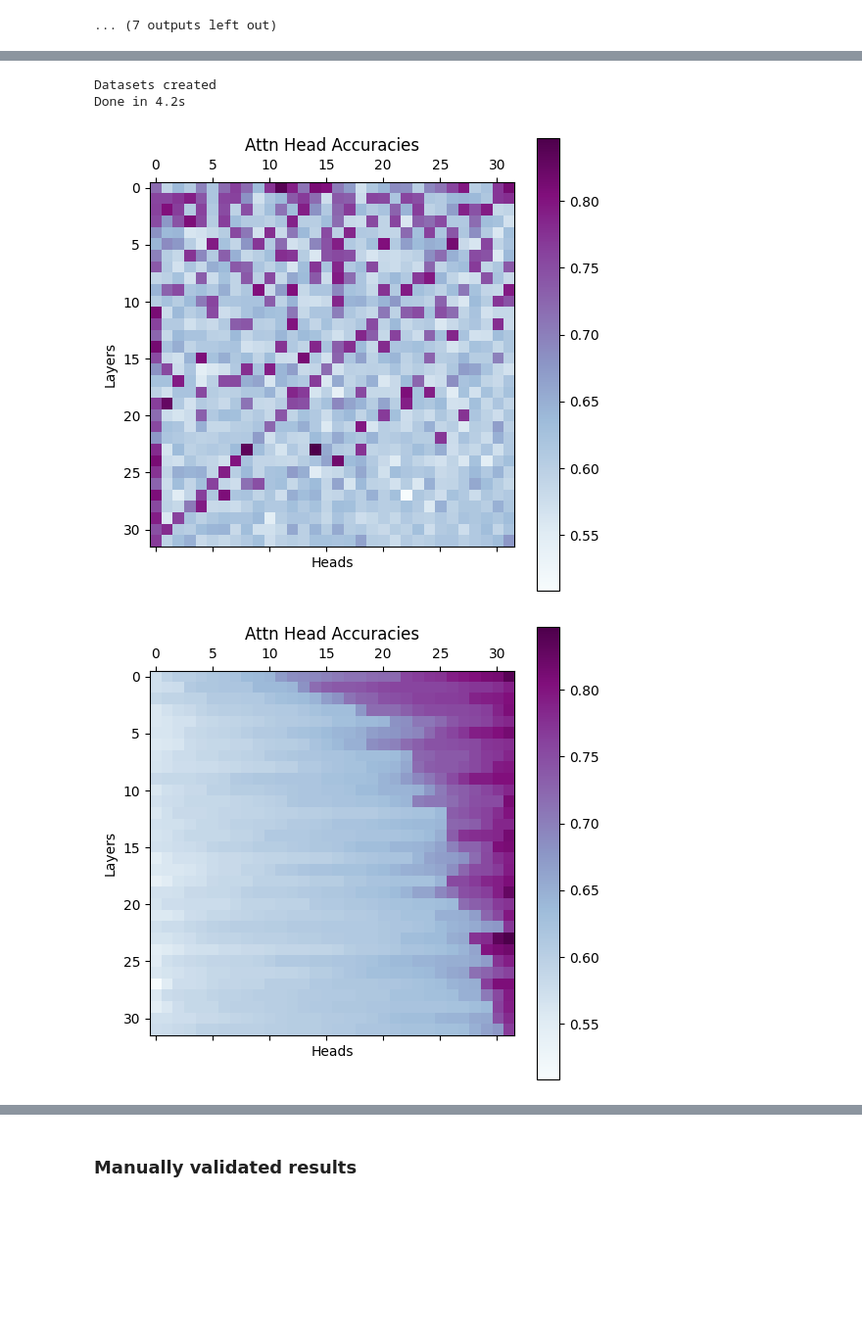
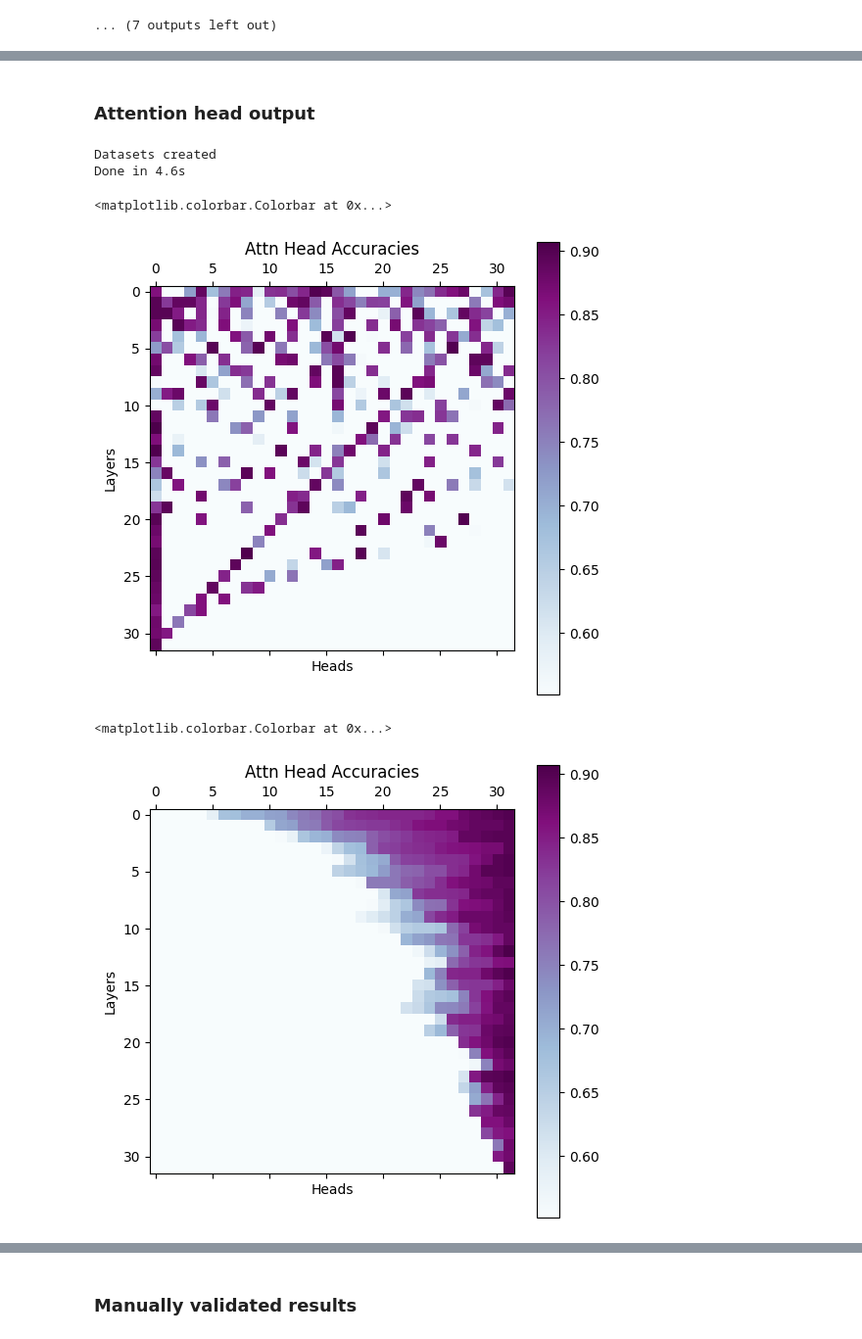
Before and after one commit to kevinqnb/scholarlm, a Jupyter notebook: examples/pond_lake_extraction.ipynb, the cells around one changed output, grey strips where cells are left out. Shown at 98% size. Saved outputs shown, nothing was run; the diff lists cells and outputs as text; code cells hidden in the pictures; blank space fills up the shorter version.

Commit message:
External validation with Gemini and Claude

```diff
--- a/examples/pond_lake_extraction.ipynb
+++ b/examples/pond_lake_extraction.ipynb
@@ -160,4 +165,4 @@ def str_to_bool(s):
         raise ValueError(f"Invalid boolean string: '{s}'")
 # %%
 result_df['judgement'] = result_df['judgement'].apply(str_to_bool)
-result_df['validation'] = result_df['validation'].apply(str_to_bool)
+#result_df['validation'] = result_df['validation'].apply(str_to_bool)
@@ -406,8 +424,8 @@ ex_title_df = result_df.loc[result_df.title == title]
 # %%
+# Include matchings to the validation status:
 matching_status = np.zeros(len(result_df), dtype=bool)
 for gt_idx, ex_idx in matching:
     matching_status[ex_idx] = True
 
 result_df['validation'] = result_df['validation'] | matching_status
-
-result_df['label'] = result_df['judgement'] == result_df['validation']
+hallucination_labels = 1 - result_df['validation']
@@ -493,0 +486,17 @@ Name: count, dtype: int64
+# %%
+# GPT:
+probs = result_df['validation_confidence_gpt'].to_numpy()
+#labels = (result_df['validation_gpt'] != result_df['validation']).to_numpy()
+
+# Train a logistic regression model
+X = probs.reshape(-1, 1)
+y = hallucination_labels
+X_train, X_test, y_train, y_test = train_test_split(X, y, test_size=0.2, random_state=42)
+log_reg = LogisticRegression()
+log_reg.fit(X_train, y_train)
+y_pred = log_reg.predict(X_test)
+accuracy = (y_pred == y_test).sum() / len(y_test)
+recall = (y_pred & y_test).sum() / y_test.sum()
+
+print(f"GPT probability model accuracy: {accuracy:.4f} ({(y_pred == y_test).sum()}/{len(y_test)})")
+print(f"GPT probability model recall: {recall:.4f} ({(y_pred & y_test).sum()}/{y_test.sum()})")
@@ -494,17 +506,14 @@ Name: count, dtype: int64
+# %% [markdown]
+### Attention head output
 # %%
-import time
-import os
-import numpy as np
-from joblib import Parallel, delayed
-
-y = result_df['label'].to_numpy()
+y = hallucination_labels
 attn_outputs = np.load("../data/01_14_26/ten_judged3_attention_outputs.npz")
 
 # Configure parallelism (default: use all cores; set N_JOBS explicitly if desired)
 N_JOBS = 12
 
 def run_logistic(X,y):
-    X_train, X_test, y_train, y_test = train_test_split(X, y, test_size=0.2)#, random_state=42)
+    X_train, X_test, y_train, y_test = train_test_split(X, y, test_size=0.2, random_state=42)
     model = LogisticRegression(max_iter=1000)
     model.fit(X_train, y_train)
     return float(model.score(X_test, y_test))
@@ -529,7 +538,7 @@ predictor_accuracies = np.array(results, dtype=float).reshape(32, 32)
 print(f"Done in {time.time() - t0:.1f}s")
 # %% [output]
 Datasets created
-Done in 4.2s
+Done in 4.6s
 # %%
 fig,ax = plt.subplots(figsize=(6,6), dpi = 100)
 pos = ax.matshow(predictor_accuracies, cmap='BuPu')
@@ -537,26 +546,28 @@ ax.set_ylabel('Layers')
 ax.set_xlabel('Heads')
 ax.set_title(f'Attn Head Accuracies')
 fig.colorbar(pos, ax=ax)
-plt.savefig(
-    "../data/01_14_26/predictor_accuracy.png",
-    bbox_inches='tight'
-)
+#plt.savefig(
+#    "../data/01_14_26/predictor_accuracy.png",
+#    bbox_inches='tight'
+#)
 # %% [output]
+<matplotlib.colorbar.Colorbar at 0x...>
-[figure, old version]
+[figure, new version]
 # %%
 predictor_accuracy_sorted = np.sort(predictor_accuracies, axis=1)
 fig,ax = plt.subplots(figsize=(6,6), dpi = 100)
 pos = ax.matshow(predictor_accuracy_sorted, cmap='BuPu')
 ax.set_ylabel('Layers')
 ax.set_xlabel('Heads')
 ax.set_title(f'Attn Head Accuracies')
 fig.colorbar(pos, ax=ax)
-plt.savefig(
-    "../data/01_14_26/predictor_accuracy_sorted.png",
-    bbox_inches='tight'
-)
+#plt.savefig(
+#    "../data/01_14_26/predictor_accuracy_sorted.png",
+#    bbox_inches='tight'
+#)
 # %% [output]
+<matplotlib.colorbar.Colorbar at 0x...>
-[figure, old version]
+[figure, new version]
 # %%
 np.max(predictor_accuracies)
 # %% [output]
```
Also changed, not shown: parts of 21 cells of this notebook, 6 other files.
